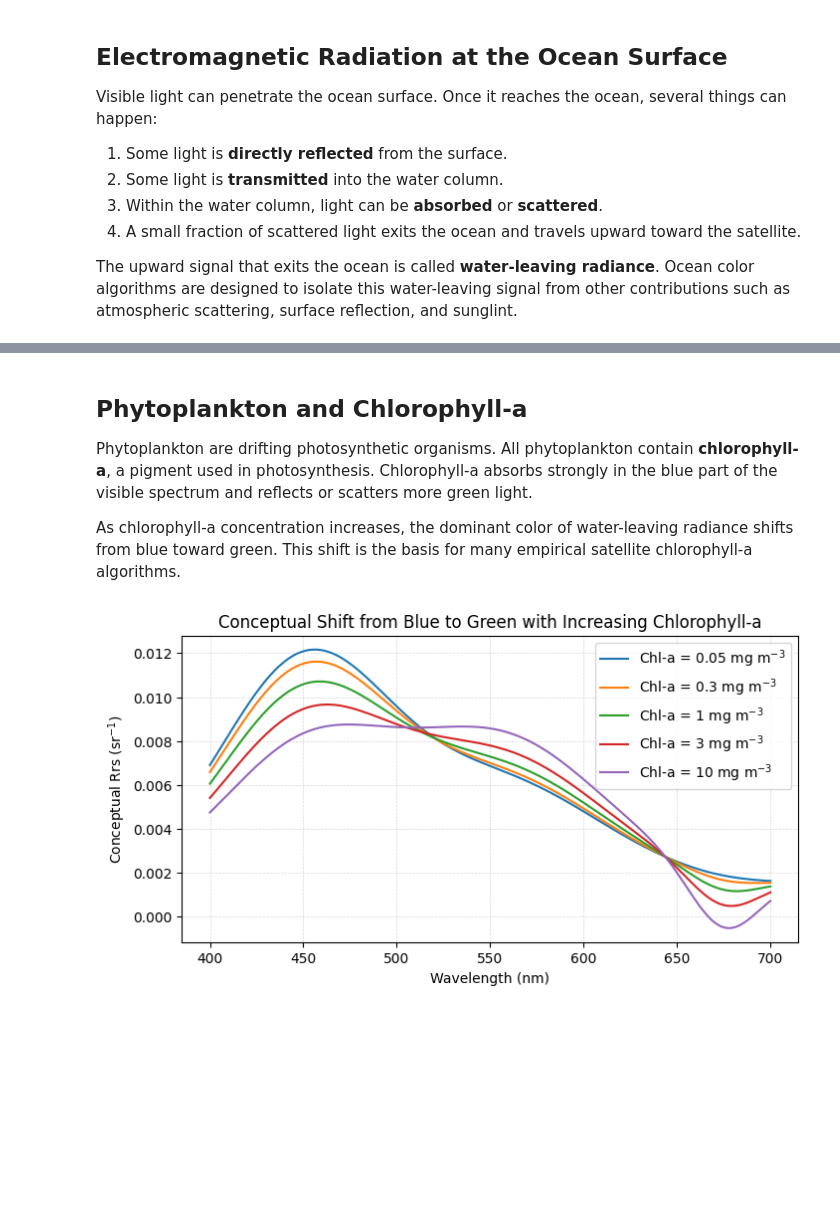
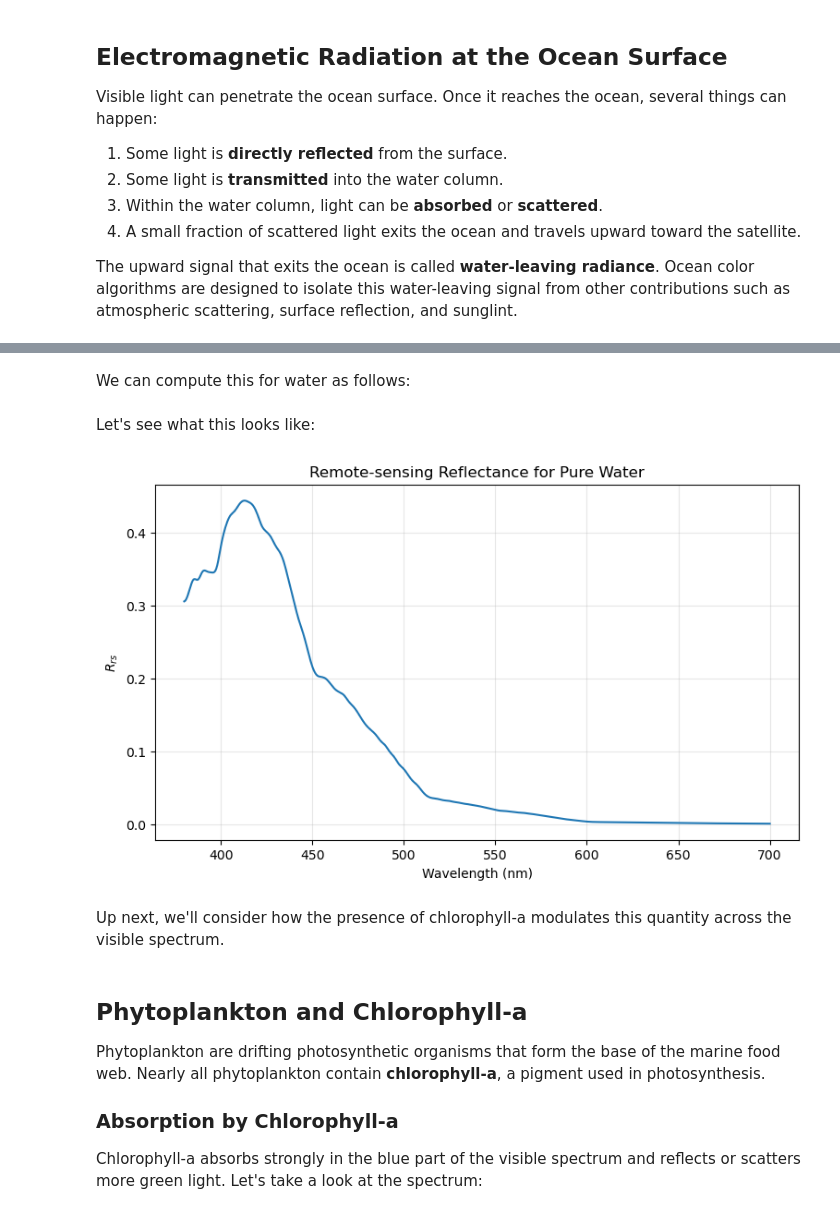
Before and after one commit to ProfMikeWood/ocean_remote_sensing_book, a Jupyter notebook: ocean_color/ocean_color_physical_basis.ipynb, the cells around one changed output, grey strips where cells are left out. Drawn from its saved outputs; the diff is of its cells as text; code cells hidden in the pictures; blank space fills up the shorter version.

```diff
--- a/ocean_color/ocean_color_physical_basis.ipynb
+++ b/ocean_color/ocean_color_physical_basis.ipynb
@@ -83,29 +130,37 @@ Because ocean color retrievals rely on a small signal leaving the water column,
+# %% [markdown]
+We can compute this for water as follows:
+# %%
+# gather absorption from the water spectrum
+absorption = water_spectrum[:,1]
+
+# Pure-water-like backscatter
+scattering_factor = 5e-5
+scattering = scattering_factor * water_scattering
+
+# compute remote sensing reflectance
+Rrs_water = scattering / (absorption + scattering)
+# %% [markdown]
+Let's see what this looks like:
+# %%
+plt.figure(figsize=(9, 5))
+
+# plot the Rrs for water
+plt.plot(water_spectrum[:,0], Rrs_water, color=water_color)
+
+plt.xlabel("Wavelength (nm)")
+plt.ylabel(r"$R_{rs}$")
+plt.title("Remote-sensing Reflectance for Pure Water")
+plt.grid(True, alpha=0.3)
+plt.show()
+# %% [output]
+[figure, added]
+# %% [markdown]
+Up next, we'll consider how the presence of chlorophyll-a modulates this quantity across the visible spectrum.
 # %% [markdown]
 ## Phytoplankton and Chlorophyll-a
 
-Phytoplankton are drifting photosynthetic organisms. All phytoplankton contain **chlorophyll-a**, a pigment used in photosynthesis. Chlorophyll-a absorbs strongly in the blue part of the visible spectrum and reflects or scatters more green light.
+Phytoplankton are drifting photosynthetic organisms that form the base of the marine food web. Nearly all phytoplankton contain **chlorophyll-a**, a pigment used in photosynthesis.
 
-As chlorophyll-a concentration increases, the dominant color of water-leaving radiance shifts from blue toward green. This shift is the basis for many empirical satellite chlorophyll-a algorithms.
+### Absorption by Chlorophyll-a
+
+Chlorophyll-a absorbs strongly in the blue part of the visible spectrum and reflects or scatters more green light. Let's take a look at the spectrum:
-# %%
-# Synthetic reflectance spectra for different chlorophyll levels
-wl = np.linspace(400, 700, 301)
-
-def synthetic_rrs(chl):
-    """Conceptual remote-sensing reflectance spectrum for teaching."""
-    blue_peak = 0.010 * np.exp(-0.5*((wl - 450)/45)**2) / (1 + 0.7*np.log10(chl + 1))
-    green_peak = 0.0045 * np.exp(-0.5*((wl - 555)/55)**2) * (1 + 0.45*np.log10(chl + 1))
-    red_absorption = 0.0025 * np.exp(-0.5*((wl - 675)/18)**2) * np.log10(chl + 1)
-    baseline = 0.0015
-    return baseline + blue_peak + green_peak - red_absorption
-
-plt.figure(figsize=(8,4))
-for chl in [0.05, 0.3, 1, 3, 10]:
-    plt.plot(wl, synthetic_rrs(chl), label=f'Chl-a = {chl:g} mg m$^{{-3}}$')
-plt.xlabel('Wavelength (nm)')
-plt.ylabel('Conceptual Rrs (sr$^{-1}$)')
-plt.title('Conceptual Shift from Blue to Green with Increasing Chlorophyll-a')
-plt.grid(linestyle='--', linewidth=0.5, alpha=0.5)
-plt.legend()
-plt.show()
-# %% [output]
-[figure, removed]
```
Also changed, not shown: parts of 37 cells of this notebook, 17 other files.
